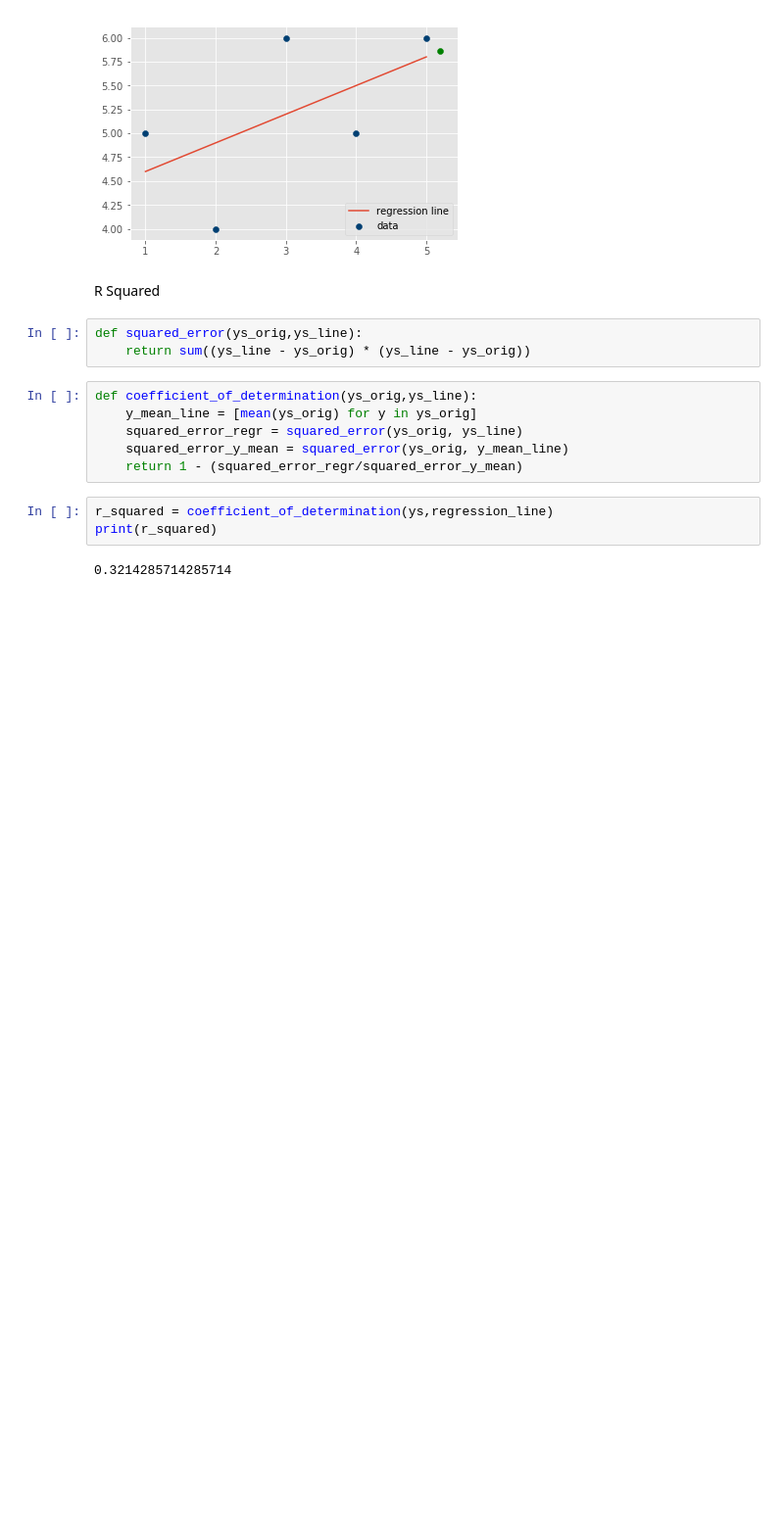
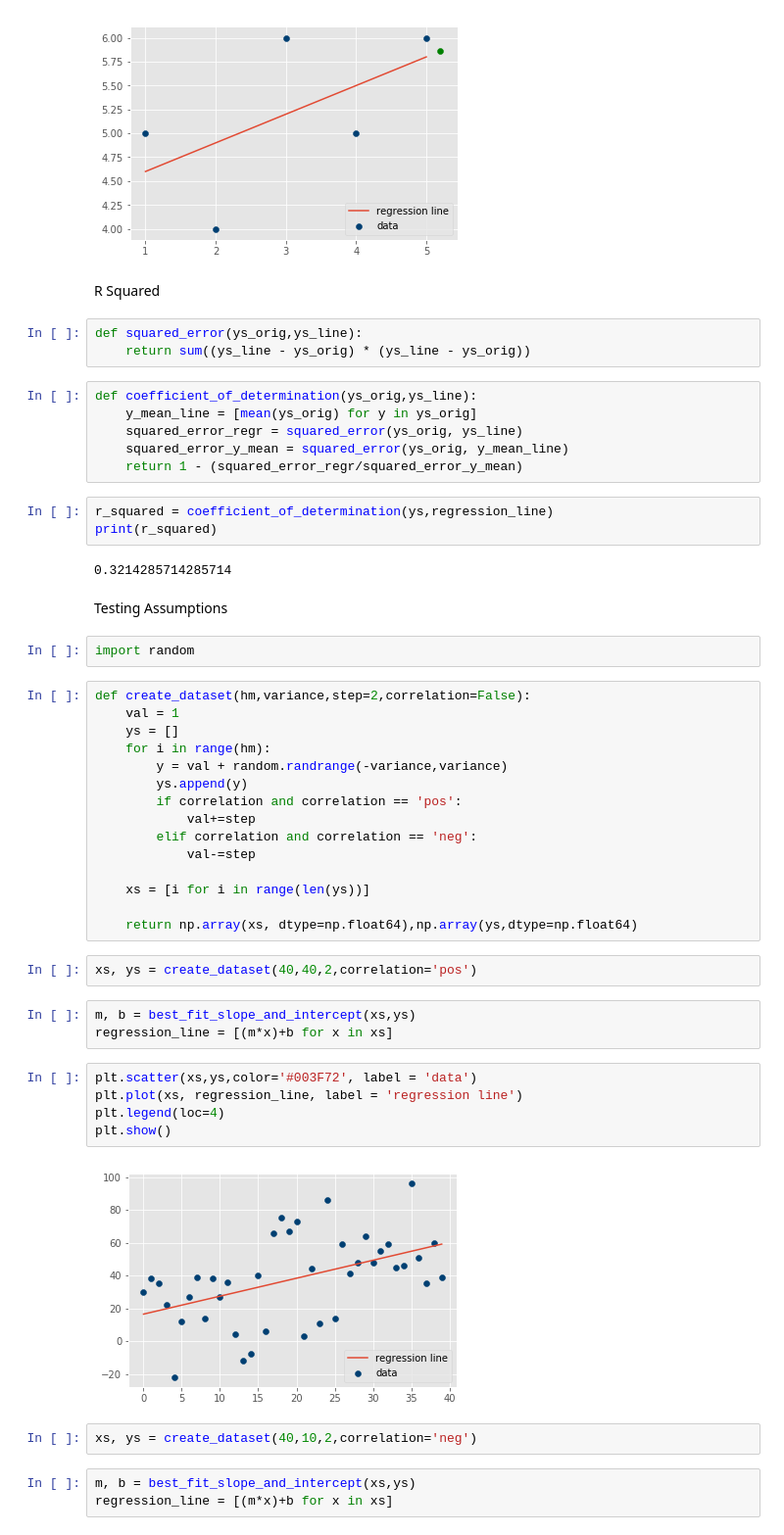
Before and after one commit to ntutdanny0414/machine-learning, a Jupyter notebook: sentdexML sklearn/Best Fit Slope.ipynb, the cells around one changed output. Shown at 98% size. Drawn from its saved outputs; the diff is of its cells as text; blank space fills up the shorter version.

```diff
--- a/sentdexML sklearn/Best Fit Slope.ipynb
+++ b/sentdexML sklearn/Best Fit Slope.ipynb
@@ -71,3 +71,39 @@ r_squared = coefficient_of_determination(ys,regression_line)
 print(r_squared)
 # %% [output]
 0.3214285714285714
+# %% [markdown]
+Testing Assumptions
+# %%
+import random
+# %%
+def create_dataset(hm,variance,step=2,correlation=False):
+    val = 1
+    ys = []
+    for i in range(hm):
+        y = val + random.randrange(-variance,variance)
+        ys.append(y)
+        if correlation and correlation == 'pos':
+            val+=step
+        elif correlation and correlation == 'neg':
+            val-=step
+
+    xs = [i for i in range(len(ys))]
+
+    return np.array(xs, dtype=np.float64),np.array(ys,dtype=np.float64)
+# %%
+xs, ys = create_dataset(40,40,2,correlation='pos')
+# %%
+m, b = best_fit_slope_and_intercept(xs,ys)
+regression_line = [(m*x)+b for x in xs]
+# %%
+plt.scatter(xs,ys,color='#003F72', label = 'data')
+plt.plot(xs, regression_line, label = 'regression line')
+plt.legend(loc=4)
+plt.show()
+# %% [output]
+[figure, added]
+# %%
+xs, ys = create_dataset(40,10,2,correlation='neg')
+# %%
+m, b = best_fit_slope_and_intercept(xs,ys)
+regression_line = [(m*x)+b for x in xs]
```
Also changed, not shown: parts of 1 cell of this notebook, 4 other files.
